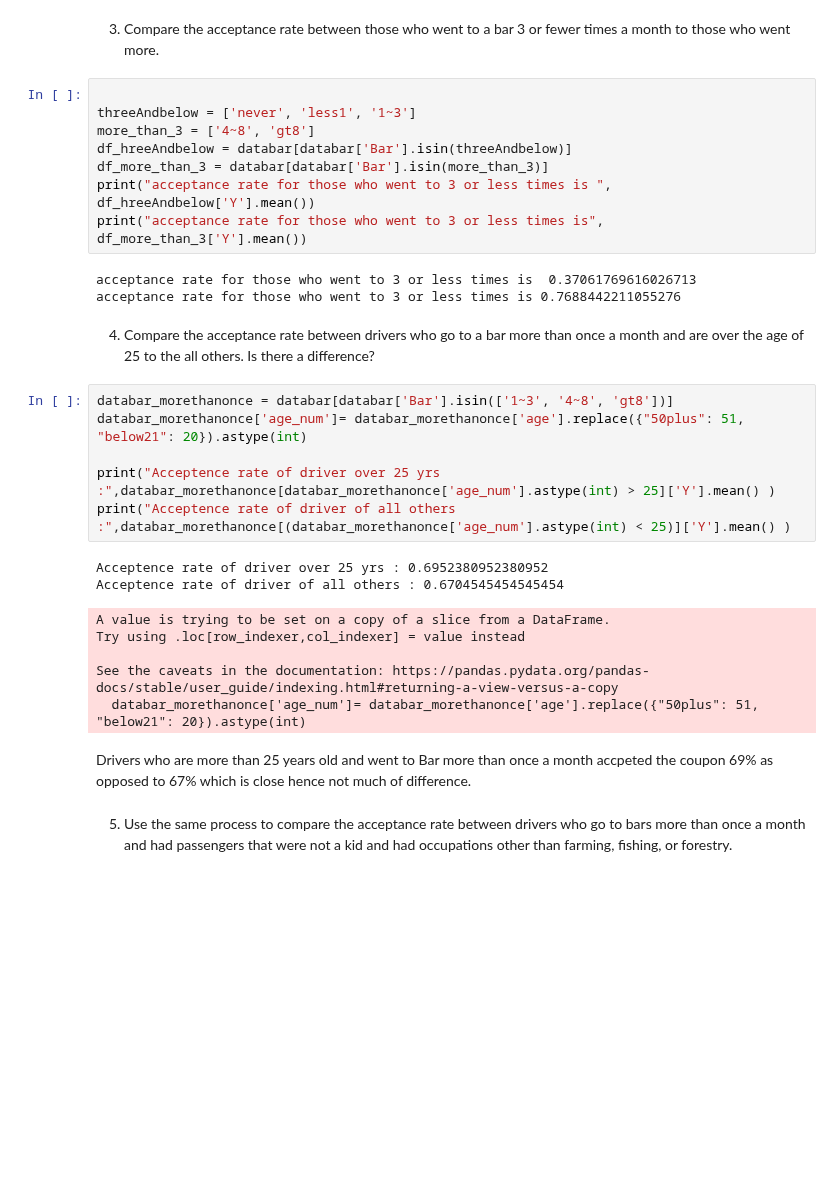
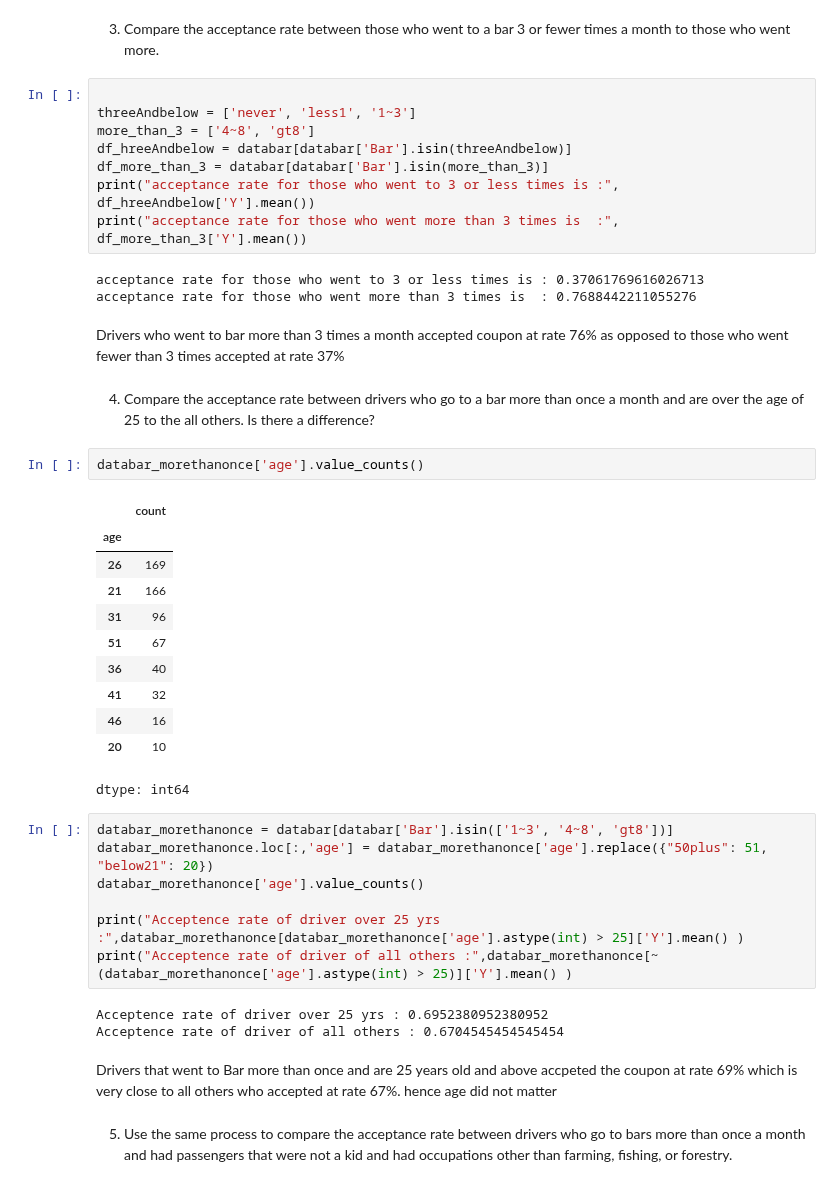
Before and after one commit to karthikgurunath/PCAIML_practical_App1, a Jupyter notebook: prompt.ipynb, the cells around one changed output. Saved outputs shown, nothing was run; the diff lists cells and outputs as text; blank space fills up the shorter version.

```diff
--- a/prompt.ipynb
+++ b/prompt.ipynb
@@ -191,29 +181,41 @@ threeAndbelow = ['never', 'less1', '1~3']
 more_than_3 = ['4~8', 'gt8']
 df_hreeAndbelow = databar[databar['Bar'].isin(threeAndbelow)]
 df_more_than_3 = databar[databar['Bar'].isin(more_than_3)]
-print("acceptance rate for those who went to 3 or less times is ", df_hreeAndbelow['Y'].mean())
-print("acceptance rate for those who went to 3 or less times is", df_more_than_3['Y'].mean())
+print("acceptance rate for those who went to 3 or less times is :", df_hreeAndbelow['Y'].mean())
+print("acceptance rate for those who went more than 3 times is  :", df_more_than_3['Y'].mean())
 # %% [output]
-acceptance rate for those who went to 3 or less times is  0.37061769616026713
-acceptance rate for those who went to 3 or less times is 0.7688442211055276
+acceptance rate for those who went to 3 or less times is : 0.37061769616026713
+acceptance rate for those who went more than 3 times is  : 0.7688442211055276
+# %% [markdown]
+Drivers who went to bar more than 3 times a month accepted coupon at rate 76% as opposed to those who went fewer than 3 times accepted at rate 37%
 # %% [markdown]
 4. Compare the acceptance rate between drivers who go to a bar more than once a month and are over the age of 25 to the all others.  Is there a difference?
+# %%
+databar_morethanonce['age'].value_counts()
+# %% [output]
+|  | count |
+| age |  |
+| 26 | 169 |
+| 21 | 166 |
+| 31 | 96 |
+| 51 | 67 |
+| 36 | 40 |
+| 41 | 32 |
+| 46 | 16 |
+| 20 | 10 |
+dtype: int64
 # %%
 databar_morethanonce = databar[databar['Bar'].isin(['1~3', '4~8', 'gt8'])]
-databar_morethanonce['age_num']= databar_morethanonce['age'].replace({"50plus": 51, "below21": 20}).astype(int)
+databar_morethanonce.loc[:,'age'] = databar_morethanonce['age'].replace({"50plus": 51, "below21": 20})
+databar_morethanonce['age'].value_counts()
 
-print("Acceptence rate of driver over 25 yrs :",databar_morethanonce[databar_morethanonce['age_num'].astype(int) > 25]['Y'].mean() )
-print("Acceptence rate of driver of all others :",databar_morethanonce[(databar_morethanonce['age_num'].astype(int) < 25)]['Y'].mean() )
+print("Acceptence rate of driver over 25 yrs :",databar_morethanonce[databar_morethanonce['age'].astype(int) > 25]['Y'].mean() )
+print("Acceptence rate of driver of all others :",databar_morethanonce[~(databar_morethanonce['age'].astype(int) > 25)]['Y'].mean() )
 # %% [output]
 Acceptence rate of driver over 25 yrs : 0.6952380952380952
 Acceptence rate of driver of all others : 0.6704545454545454
-A value is trying to be set on a copy of a slice from a DataFrame.
-Try using .loc[row_indexer,col_indexer] = value instead
-
-See the caveats in the documentation: https://pandas.pydata.org/pandas-docs/stable/user_guide/indexing.html#returning-a-view-versus-a-copy
-  databar_morethanonce['age_num']= databar_morethanonce['age'].replace({"50plus": 51, "below21": 20}).astype(int)
 # %% [markdown]
-Drivers who are more than 25 years old and went to Bar more than once a month accpeted the coupon 69% as opposed to 67% which is close hence not much of difference.
+Drivers that went to Bar more than once and are 25 years old and above accpeted the coupon at rate 69% which is very close to all others who accepted at rate 67%. hence age did not matter
 # %% [markdown]
 5. Use the same process to compare the acceptance rate between drivers who go to bars more than once a month and had passengers that were not a kid and had occupations other than farming, fishing, or forestry.
 # %%
```
Also changed, not shown: parts of 14 cells of this notebook.
